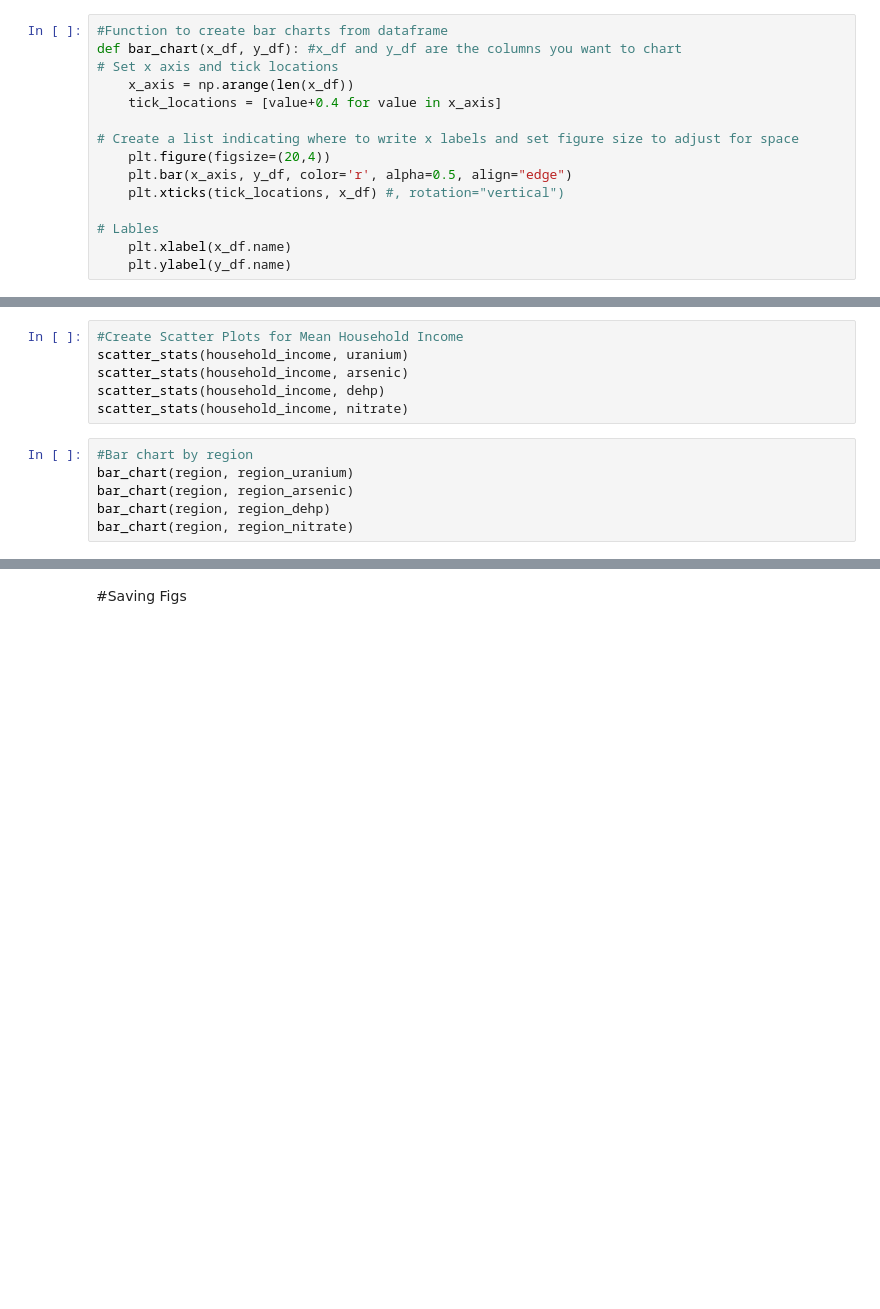
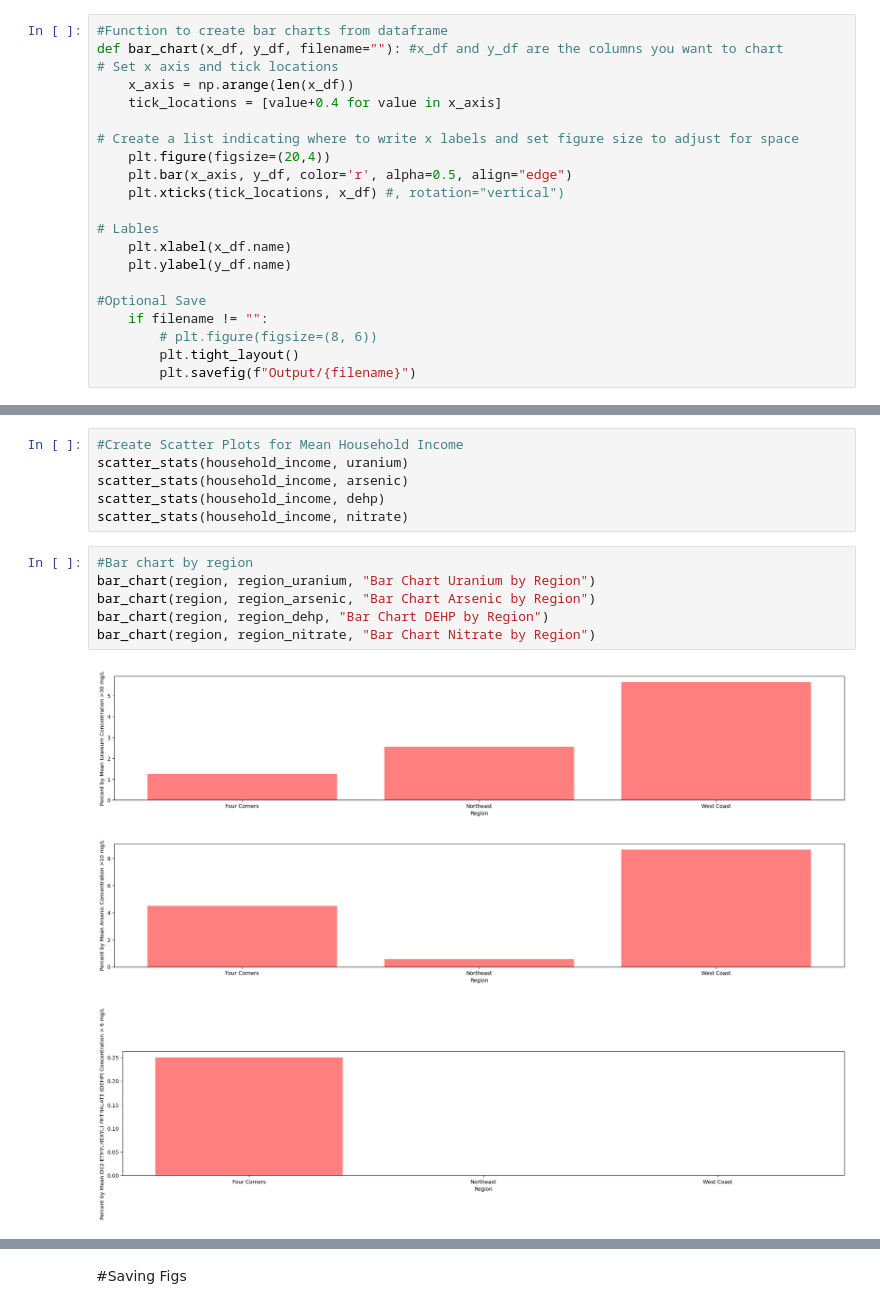
Before and after one commit to jason-napier/Water-Quality, a Jupyter notebook: analysis.ipynb, the cells around one changed output, grey strips where cells are left out. Saved outputs shown, nothing was run; the diff lists cells and outputs as text; blank space fills up the shorter version.

Commit message:
Bar charts

```diff
--- a/analysis.ipynb
+++ b/analysis.ipynb
@@ -67,7 +67,7 @@ def scatter_stats_save(x_column, y_column, filename=""):
     plt.show()
 # %%
 #Function to create bar charts from dataframe
-def bar_chart(x_df, y_df): #x_df and y_df are the columns you want to chart
+def bar_chart(x_df, y_df, filename=""): #x_df and y_df are the columns you want to chart
 # Set x axis and tick locations
     x_axis = np.arange(len(x_df))
     tick_locations = [value+0.4 for value in x_axis]
@@ -80,6 +80,12 @@ def bar_chart(x_df, y_df): #x_df and y_df are the columns you want to chart
 # Lables
     plt.xlabel(x_df.name)
     plt.ylabel(y_df.name)
+
+#Optional Save
+    if filename != "":
+        # plt.figure(figsize=(8, 6))
+        plt.tight_layout()
+        plt.savefig(f"Output/{filename}")
 # %%
 #Function to find central tendencies
 def central_tendency(x): #Input list to analize
@@ -220,7 +226,11 @@ scatter_stats(household_income, dehp)
 scatter_stats(household_income, nitrate)
 # %%
 #Bar chart by region
-bar_chart(region, region_uranium)
-bar_chart(region, region_arsenic)
-bar_chart(region, region_dehp)
-bar_chart(region, region_nitrate)
+bar_chart(region, region_uranium, "Bar Chart Uranium by Region")
+bar_chart(region, region_arsenic, "Bar Chart Arsenic by Region")
+bar_chart(region, region_dehp, "Bar Chart DEHP by Region")
+bar_chart(region, region_nitrate, "Bar Chart Nitrate by Region")
+# %% [output]
+[figure, added]
+[figure, added]
+[figure, added]
```
Also changed, not shown: parts of 1 cell of this notebook, 4 other files.
